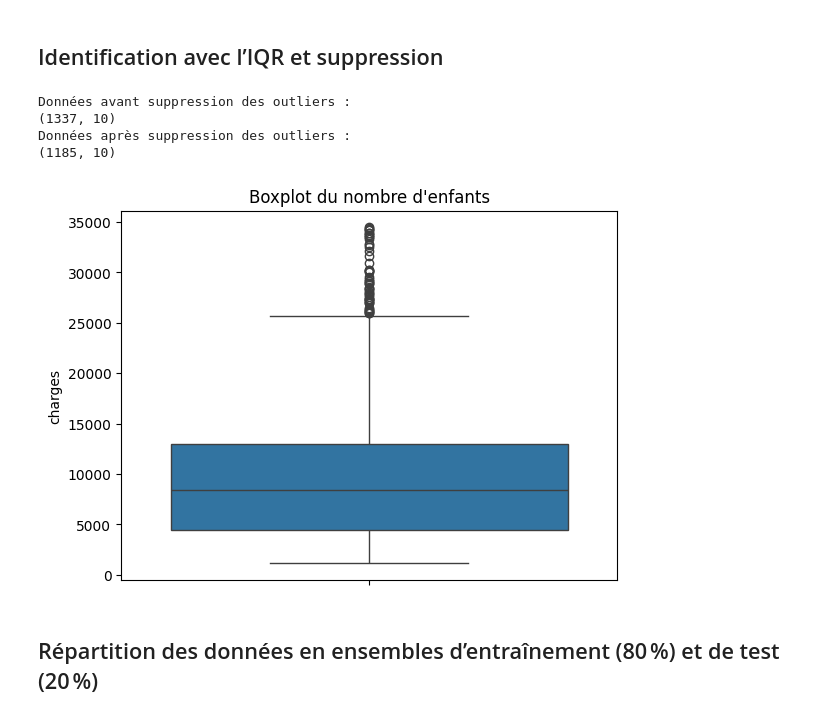
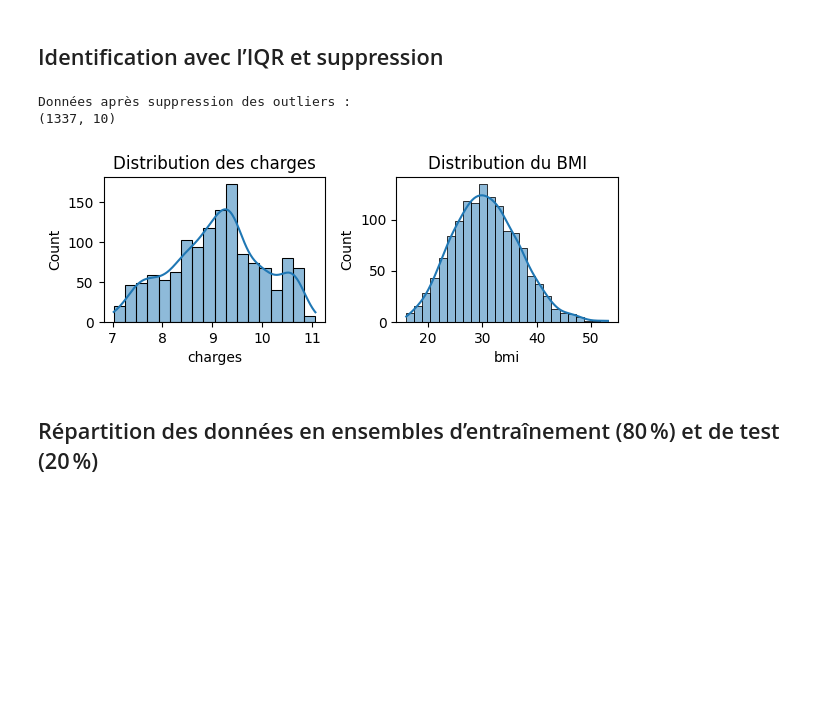
Before and after one commit to bouchta65/SmartSante-IA-pour-la-gestion-des-charges-medicales., a Jupyter notebook: src/data_preparation.ipynb, the cells around one changed output. Saved outputs shown, nothing was run; the diff lists cells and outputs as text; code cells hidden in the pictures; blank space fills up the shorter version.

Commit message:
Mise à jour générale du code avec tests sur des données réelles pour valider le modèle

```diff
--- a/src/data_preparation.ipynb
+++ b/src/data_preparation.ipynb
@@ -234,31 +234,54 @@ Cela montre que les outliers ne sont pas réservés aux distributions asymétriq
 # %% [markdown]
 ## Identification avec l’IQR et suppression
 # %%
-content_numeric = ["age","charges","children","bmi"]
-content2 = content.copy()  # start with all data
+content_numeric = ["charges", "bmi", "age", "children"]
+content2 = content.copy()
 
 for col in content_numeric:
     Q1 = content2[col].quantile(0.25)
     Q3 = content2[col].quantile(0.75)
     IQR = Q3-Q1
 
     lower_bound = Q1 - 1.5*IQR
     upper_bound = Q3 + 1.5*IQR
 
-    # garder seulement les valeurs non-extrêmes pour cette colonne
-    content2 = content2[(content2[col] >= lower_bound) & (content2[col] <= upper_bound)]
+    # content2 = content2[(content2[col] >= lower_bound) & (content2[col] <= upper_bound)]
 
-print("Données avant suppression des outliers :")
-print(content.shape)
+
+content2["charges"] = np.log1p(content2["charges"])
+
+
+    #Après la suppression des valeurs extrêmes, les performances des modèles ont diminué
+    # de manière significative. En particulier, le R² est tombé autour de 0.30 à 0.50,
+    # indiquant que les modèles expliquent désormais moins bien la variance des données.
+    # Le RMSE et le MAE restent relativement élevés pour tous les modèles, ce qui suggère que
+    # l’élimination des outliers a en réalité réduit la qualité de l’apprentissage et que ces
+    # valeurs extrêmes contenaient probablement des informations importantes pour la prédiction.
+
 
 print("Données après suppression des outliers :")
 print(content2.shape)
+
+
+mpl.figure(figsize=(6,4))
+
+
+
+
+mpl.subplot(2,2,3)
+sbn.histplot(content2['charges'], kde=True)
+mpl.title("Distribution des charges")
+
+mpl.subplot(2,2,4)
+sbn.histplot(content2['bmi'], kde=True)
+mpl.title("Distribution du BMI")
+
+mpl.tight_layout()
+mpl.show()
 # %% [output]
-Données avant suppression des outliers :
+Données après suppression des outliers :
 (1337, 10)
-Données après suppression des outliers :
-(1185, 10)
-[figure, old version]
+[figure, new version]
 # %% [markdown]
 ## Répartition des données en ensembles d’entraînement (80 %) et de test (20 %)
 # %%
```
Also changed, not shown: parts of 7 cells of this notebook.
